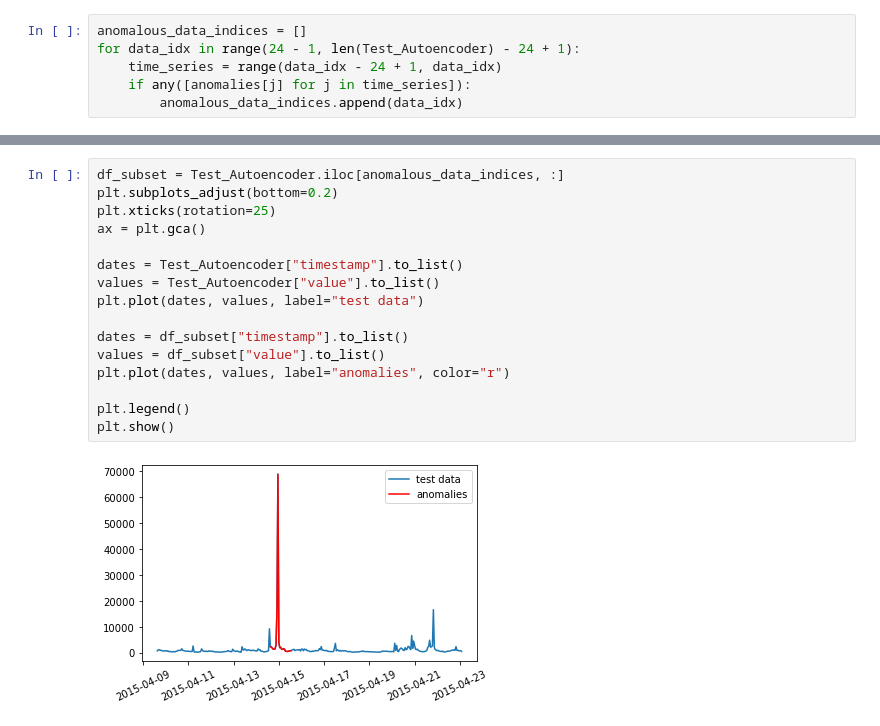
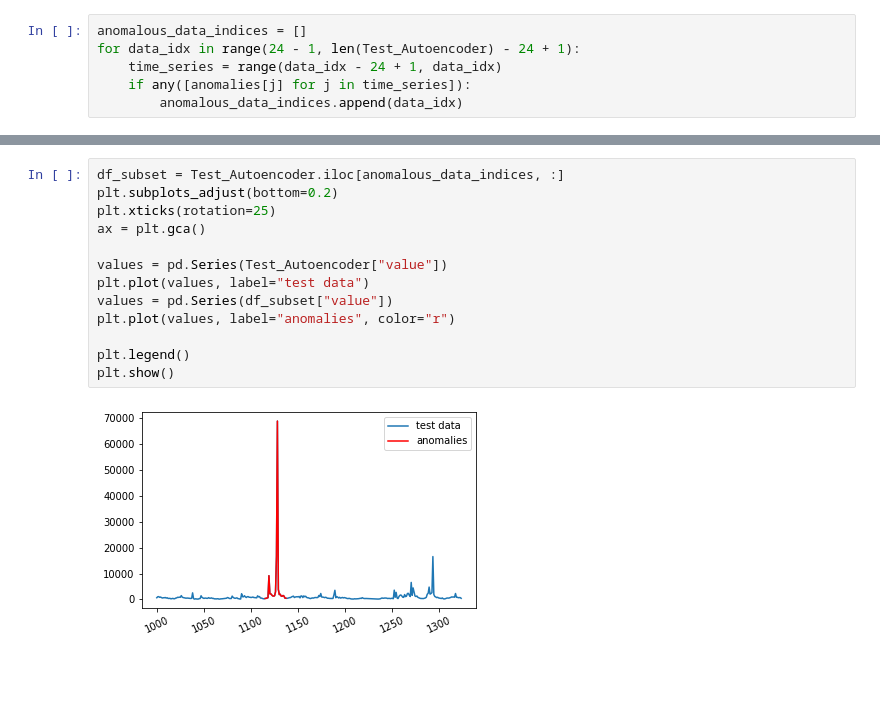
Before and after one commit to FreelancerFel/Anomalies_Detection, a Jupyter notebook: Anomalies_Detection.ipynb, the cells around one changed output, grey strips where cells are left out. Drawn from its saved outputs; the diff is of its cells as text; blank space fills up the shorter version.

```diff
--- a/Anomalies_Detection.ipynb
+++ b/Anomalies_Detection.ipynb
@@ -730,18 +746,15 @@ for data_idx in range(24 - 1, len(Test_Autoencoder) - 24 + 1):
 # %%
 df_subset = Test_Autoencoder.iloc[anomalous_data_indices, :]
 plt.subplots_adjust(bottom=0.2)
 plt.xticks(rotation=25)
 ax = plt.gca()
 
-dates = Test_Autoencoder["timestamp"].to_list()
-values = Test_Autoencoder["value"].to_list()
-plt.plot(dates, values, label="test data")
-
-dates = df_subset["timestamp"].to_list()
-values = df_subset["value"].to_list()
-plt.plot(dates, values, label="anomalies", color="r")
+values = pd.Series(Test_Autoencoder["value"])
+plt.plot(values, label="test data")
+values = pd.Series(df_subset["value"])
+plt.plot(values, label="anomalies", color="r")
 
 plt.legend()
 plt.show()
 # %% [output]
-[figure, old version]
+[figure, new version]
```
Also changed, not shown: parts of 15 cells of this notebook.
